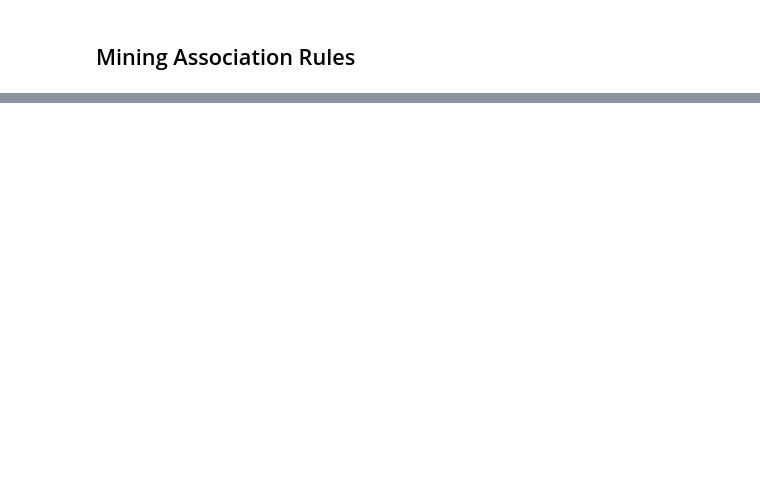
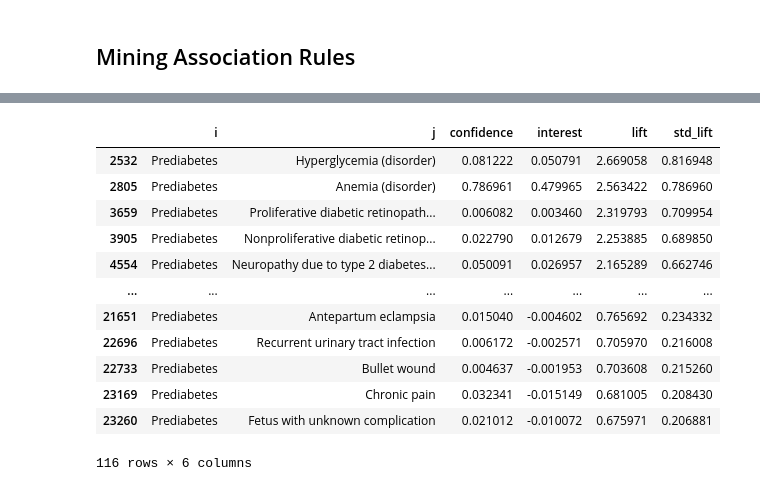
Before and after one commit to joaocarvalho19/Assign1-MDLE, a Jupyter notebook: ex1.ipynb, the cells around one changed output, grey strips where cells are left out. Drawn from its saved outputs; the diff is of its cells as text; code cells hidden in the pictures; blank space fills up the shorter version.

```diff
--- a/ex1.ipynb
+++ b/ex1.ipynb
@@ -292,0 +312,16 @@ for triple in triples.collect():
+# %%
+rules[rules['i']== 'Prediabetes']
+# %% [output]
+|  | i | j | confidence | interest | lift | std_lift |
+| 2532 | Prediabetes | Hyperglycemia (disorder) | 0.081222 | 0.050791 | 2.669058 | 0.816948 |
+| 2805 | Prediabetes | Anemia (disorder) | 0.786961 | 0.479965 | 2.563422 | 0.786960 |
+| 3659 | Prediabetes | Proliferative diabetic retinopath... | 0.006082 | 0.003460 | 2.319793 | 0.709954 |
+| 3905 | Prediabetes | Nonproliferative diabetic retinop... | 0.022790 | 0.012679 | 2.253885 | 0.689850 |
+| 4554 | Prediabetes | Neuropathy due to type 2 diabetes... | 0.050091 | 0.026957 | 2.165289 | 0.662746 |
+| ... | ... | ... | ... | ... | ... | ... |
+| 21651 | Prediabetes | Antepartum eclampsia | 0.015040 | -0.004602 | 0.765692 | 0.234332 |
+| 22696 | Prediabetes | Recurrent urinary tract infection | 0.006172 | -0.002571 | 0.705970 | 0.216008 |
+| 22733 | Prediabetes | Bullet wound | 0.004637 | -0.001953 | 0.703608 | 0.215260 |
+| 23169 | Prediabetes | Chronic pain | 0.032341 | -0.015149 | 0.681005 | 0.208430 |
+| 23260 | Prediabetes | Fetus with unknown complication | 0.021012 | -0.010072 | 0.675971 | 0.206881 |
+116 rows × 6 columns
```
Also changed, not shown: parts of 26 cells of this notebook.
